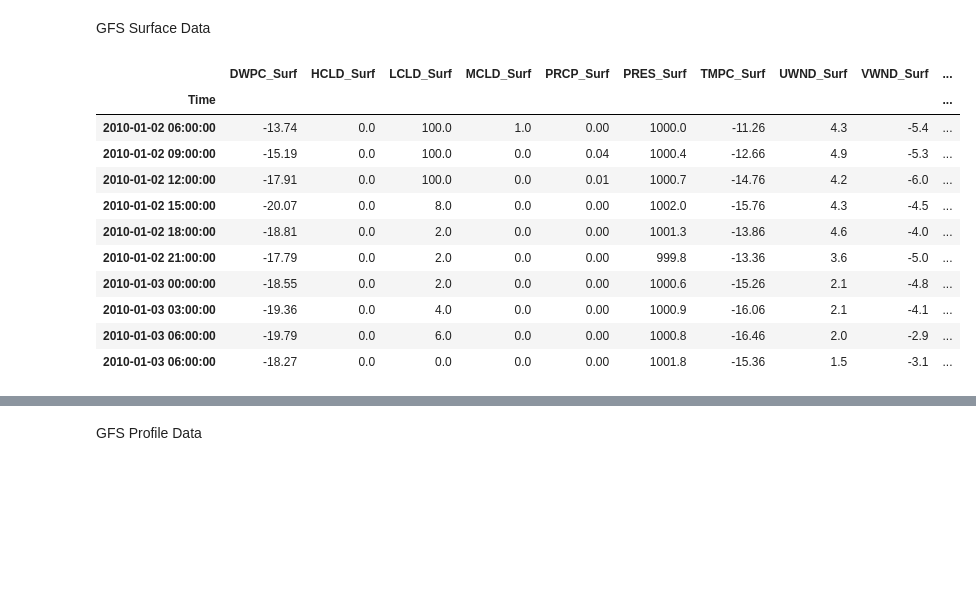
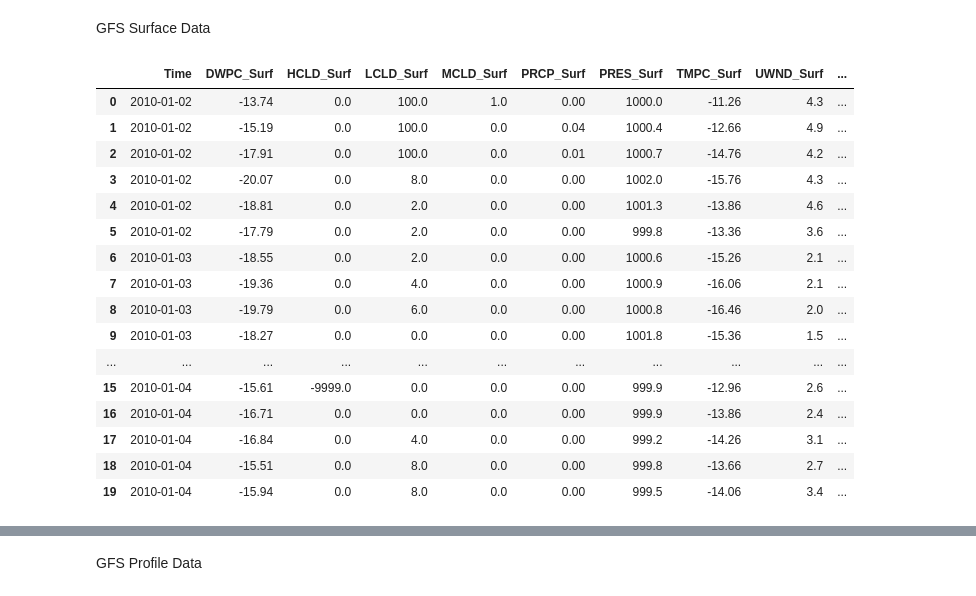
Before and after one commit to dfu2020/ATMS-597-SP-2020-Project-4, a Jupyter notebook: Copy_of_Project4_Joyce_v3.ipynb, the cells around one changed output, grey strips where cells are left out. Saved outputs shown, nothing was run; the diff lists cells and outputs as text; code cells hidden in the pictures; blank space fills up the shorter version.

```diff
--- a/Copy_of_Project4_Joyce_v3.ipynb
+++ b/Copy_of_Project4_Joyce_v3.ipynb
@@ -48,22 +48,29 @@ GFS_daily.head()
 # %% [markdown]
 GFS Surface Data
 # %%
-GFS_surface = pd.read_csv("GFS_surface.csv", parse_dates=True, index_col='Time')
+GFS_surface = pd.read_csv("GFS_surface.csv", parse_dates=True)
 GFS_surface.rename(columns={'DWPC': 'DWPC_Surf', 'HCLD': 'HCLD_Surf', 'LCLD': 'LCLD_Surf', 'MCLD': 'MCLD_Surf',
                             'PRCP': 'PRCP_Surf', 'PRES': 'PRES_Surf', 'TMPC': 'TMPC_Surf', 'UWND': 'UWND_Surf',
                             'VWND': 'VWND_Surf', 'WSPD': 'WSPD_Surf'}, inplace = True)
-GFS_surface.dropna(inplace=True)
-GFS_surface[0:10]
+GFS_surface['Time'] = pd.to_datetime(GFS_surface['Time'])
+GFS_surface['Time'] = GFS_surface['Time'].dt.date
+#GFS_surface.dropna(inplace=True)
+GFS_surface[0:20]
 # %% [output]
-|  | DWPC_Surf | HCLD_Surf | LCLD_Surf | MCLD_Surf | PRCP_Surf | PRES_Surf | TMPC_Surf | UWND_Surf | VWND_Surf | ... |
-| Time |  |  |  |  |  |  |  |  |  | ... |
-| 2010-01-02 06:00:00 | -13.74 | 0.0 | 100.0 | 1.0 | 0.00 | 1000.0 | -11.26 | 4.3 | -5.4 | ... |
-| 2010-01-02 09:00:00 | -15.19 | 0.0 | 100.0 | 0.0 | 0.04 | 1000.4 | -12.66 | 4.9 | -5.3 | ... |
-| 2010-01-02 12:00:00 | -17.91 | 0.0 | 100.0 | 0.0 | 0.01 | 1000.7 | -14.76 | 4.2 | -6.0 | ... |
-| 2010-01-02 15:00:00 | -20.07 | 0.0 | 8.0 | 0.0 | 0.00 | 1002.0 | -15.76 | 4.3 | -4.5 | ... |
-| 2010-01-02 18:00:00 | -18.81 | 0.0 | 2.0 | 0.0 | 0.00 | 1001.3 | -13.86 | 4.6 | -4.0 | ... |
-| 2010-01-02 21:00:00 | -17.79 | 0.0 | 2.0 | 0.0 | 0.00 | 999.8 | -13.36 | 3.6 | -5.0 | ... |
-| 2010-01-03 00:00:00 | -18.55 | 0.0 | 2.0 | 0.0 | 0.00 | 1000.6 | -15.26 | 2.1 | -4.8 | ... |
-| 2010-01-03 03:00:00 | -19.36 | 0.0 | 4.0 | 0.0 | 0.00 | 1000.9 | -16.06 | 2.1 | -4.1 | ... |
-| 2010-01-03 06:00:00 | -19.79 | 0.0 | 6.0 | 0.0 | 0.00 | 1000.8 | -16.46 | 2.0 | -2.9 | ... |
-| 2010-01-03 06:00:00 | -18.27 | 0.0 | 0.0 | 0.0 | 0.00 | 1001.8 | -15.36 | 1.5 | -3.1 | ... |
+|  | Time | DWPC_Surf | HCLD_Surf | LCLD_Surf | MCLD_Surf | PRCP_Surf | PRES_Surf | TMPC_Surf | UWND_Surf | ... |
+| 0 | 2010-01-02 | -13.74 | 0.0 | 100.0 | 1.0 | 0.00 | 1000.0 | -11.26 | 4.3 | ... |
+| 1 | 2010-01-02 | -15.19 | 0.0 | 100.0 | 0.0 | 0.04 | 1000.4 | -12.66 | 4.9 | ... |
+| 2 | 2010-01-02 | -17.91 | 0.0 | 100.0 | 0.0 | 0.01 | 1000.7 | -14.76 | 4.2 | ... |
+| 3 | 2010-01-02 | -20.07 | 0.0 | 8.0 | 0.0 | 0.00 | 1002.0 | -15.76 | 4.3 | ... |
+| 4 | 2010-01-02 | -18.81 | 0.0 | 2.0 | 0.0 | 0.00 | 1001.3 | -13.86 | 4.6 | ... |
+| 5 | 2010-01-02 | -17.79 | 0.0 | 2.0 | 0.0 | 0.00 | 999.8 | -13.36 | 3.6 | ... |
+| 6 | 2010-01-03 | -18.55 | 0.0 | 2.0 | 0.0 | 0.00 | 1000.6 | -15.26 | 2.1 | ... |
+| 7 | 2010-01-03 | -19.36 | 0.0 | 4.0 | 0.0 | 0.00 | 1000.9 | -16.06 | 2.1 | ... |
+| 8 | 2010-01-03 | -19.79 | 0.0 | 6.0 | 0.0 | 0.00 | 1000.8 | -16.46 | 2.0 | ... |
+| 9 | 2010-01-03 | -18.27 | 0.0 | 0.0 | 0.0 | 0.00 | 1001.8 | -15.36 | 1.5 | ... |
+| ... | ... | ... | ... | ... | ... | ... | ... | ... | ... | ... |
+| 15 | 2010-01-04 | -15.61 | -9999.0 | 0.0 | 0.0 | 0.00 | 999.9 | -12.96 | 2.6 | ... |
+| 16 | 2010-01-04 | -16.71 | 0.0 | 0.0 | 0.0 | 0.00 | 999.9 | -13.86 | 2.4 | ... |
+| 17 | 2010-01-04 | -16.84 | 0.0 | 4.0 | 0.0 | 0.00 | 999.2 | -14.26 | 3.1 | ... |
+| 18 | 2010-01-04 | -15.51 | 0.0 | 8.0 | 0.0 | 0.00 | 999.8 | -13.66 | 2.7 | ... |
+| 19 | 2010-01-04 | -15.94 | 0.0 | 8.0 | 0.0 | 0.00 | 999.5 | -14.06 | 3.4 | ... |
```
Also changed, not shown: parts of 8 cells of this notebook.
